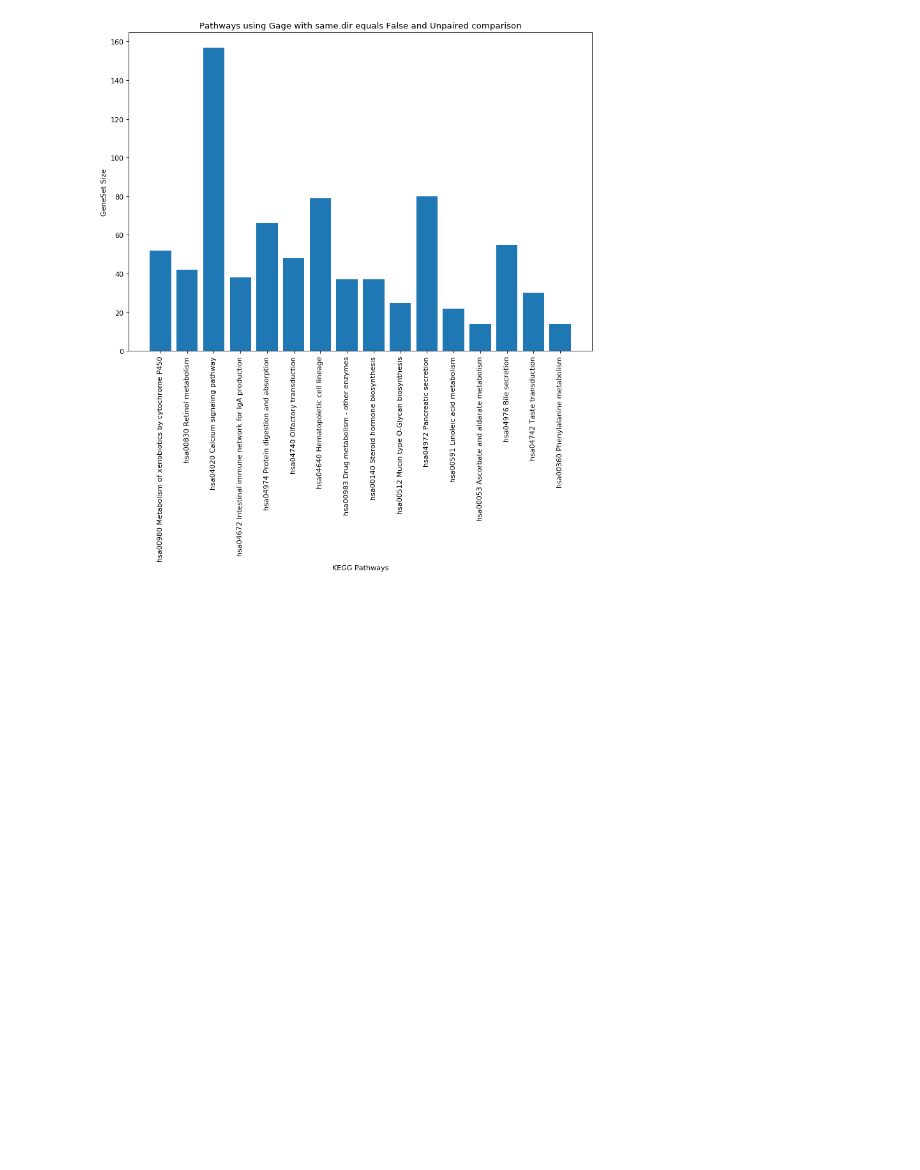
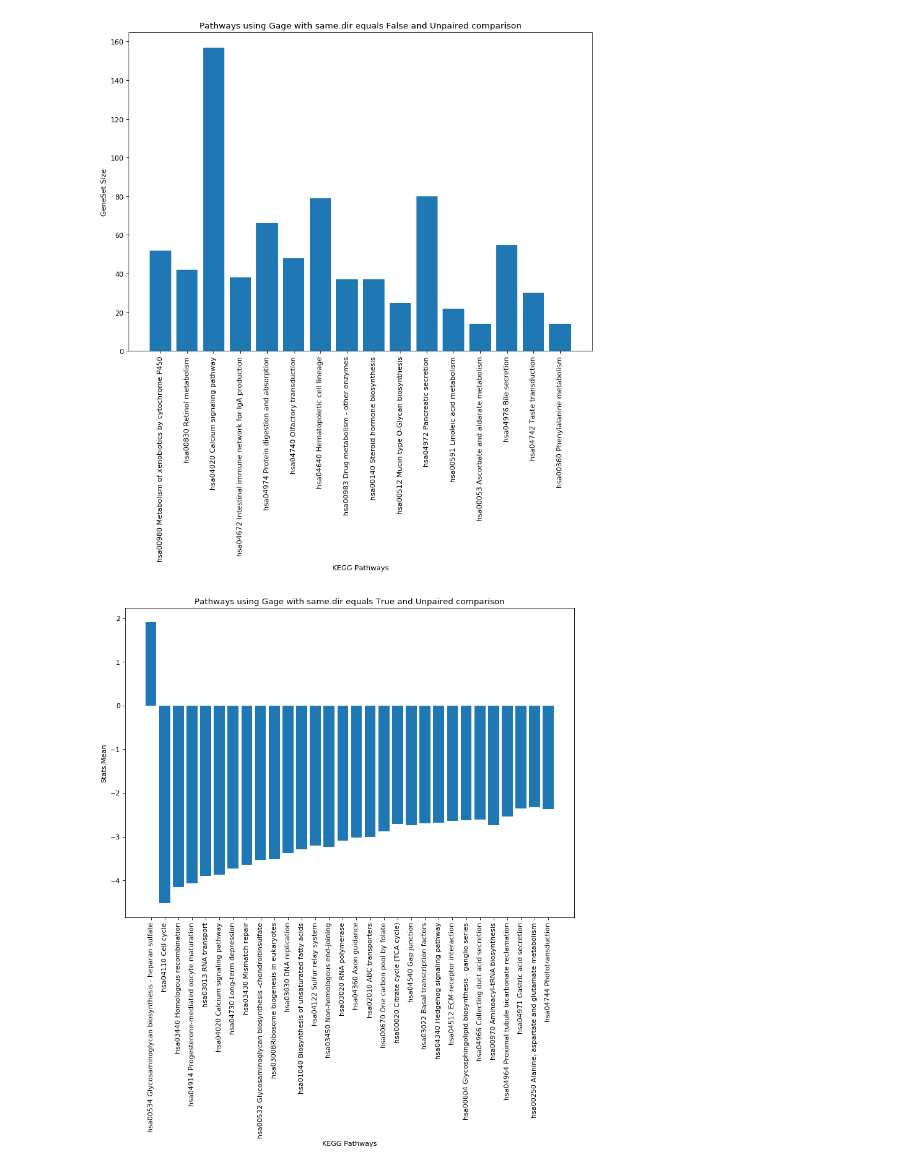
Before and after one commit to SherineAwad/EndocrineNotebooks, a Jupyter notebook: pathways.ipynb, the cells around one changed output. Cells and saved outputs as stored; diff of their text form; code cells hidden in the pictures; blank space fills up the shorter version.

Commit message:
add pathways plots notebook

```diff
--- a/pathways.ipynb
+++ b/pathways.ipynb
@@ -51,2 +51,20 @@ fig.savefig('pathways.png')
 # %% [output]
 [figure]
+# %%
+y =[1.91067408961101,-4.52188048474045,-4.14708721922629,-4.06507622786449,-3.90367658266735,-3.87547781208793,-3.72578178460979,-3.64478783316511,-3.52406917325336,-3.50935477066657,-3.37569339941202,-3.28938085611475,-3.20412602896115,-3.23471785534514,-3.0916521842293,-3.02425181026717,-3.00683417584983,-2.87252174893122,-2.71458809508119,-2.74270861606399,-2.69733255021786,-2.67802889479682,-2.63042078529779,-2.61956071239927,-2.60545665198527,-2.73020149261465,-2.53698422402848,-2.35154668592377,-2.32940675454707,-2.37289021399426]
+x = np.arange(len(y))
+columns =  ['hsa00534 Glycosaminoglycan biosynthesis - heparan sulfate','hsa04110 Cell cycle','hsa03440 Homologous recombination','hsa04914 Progesterone-mediated oocyte maturation','hsa03013 RNA transport','hsa04020 Calcium signaling pathway','hsa04730 Long-term depression','hsa03430 Mismatch repair','hsa00532 Glycosaminoglycan biosynthesis -chondroitinsulfate','hsa03008Ribosome biogenesis in eukaryotes','hsa03030 DNA replication','hsa01040 Biosynthesis of unsaturated fatty acids','hsa04122 Sulfur relay system','hsa03450 Non-homologous end-joining','hsa03020 RNA polymerase','hsa04360 Axon guidance','hsa02010 ABC transporters','hsa00670 One carbon pool by folate','hsa00020 Citrate cycle (TCA cycle)','hsa04540 Gap junction','hsa03022 Basal transcription factors','hsa04340 Hedgehog signaling pathway', 'hsa04512 ECM-receptor interaction','hsa00604 Glycosphingolipid biosynthesis - ganglio series','hsa04966 Collecting duct acid secretion','hsa00970 Aminoacyl-tRNA biosynthesis','hsa04964 Proximal tubule bicarbonate reclamation','hsa04971 Gastric acid secretion','hsa00250 Alanine, aspartate and glutamate metabolism','hsa04744 Phototransduction']
+fig, ax = plt.subplots( )
+ax.bar(x, y)
+ax.set_xticks(x)
+ax.set_xticklabels(columns)
+plt.xticks(rotation=90)
+plt.title('Pathways using Gage with same.dir equals True and Unpaired comparison')
+
+fig.set_size_inches(11.7, 8.27)
+plt.xlabel('KEGG Pathways')
+plt.ylabel('Stats.Mean')
+plt.show()
+fig.savefig('pathways_true_mean.png',papertype='letter' , bbox_inches= 'tight', dpi=600)
+# %% [output]
+[figure, added]
```
Also changed, not shown: parts of 7 cells of this notebook.
